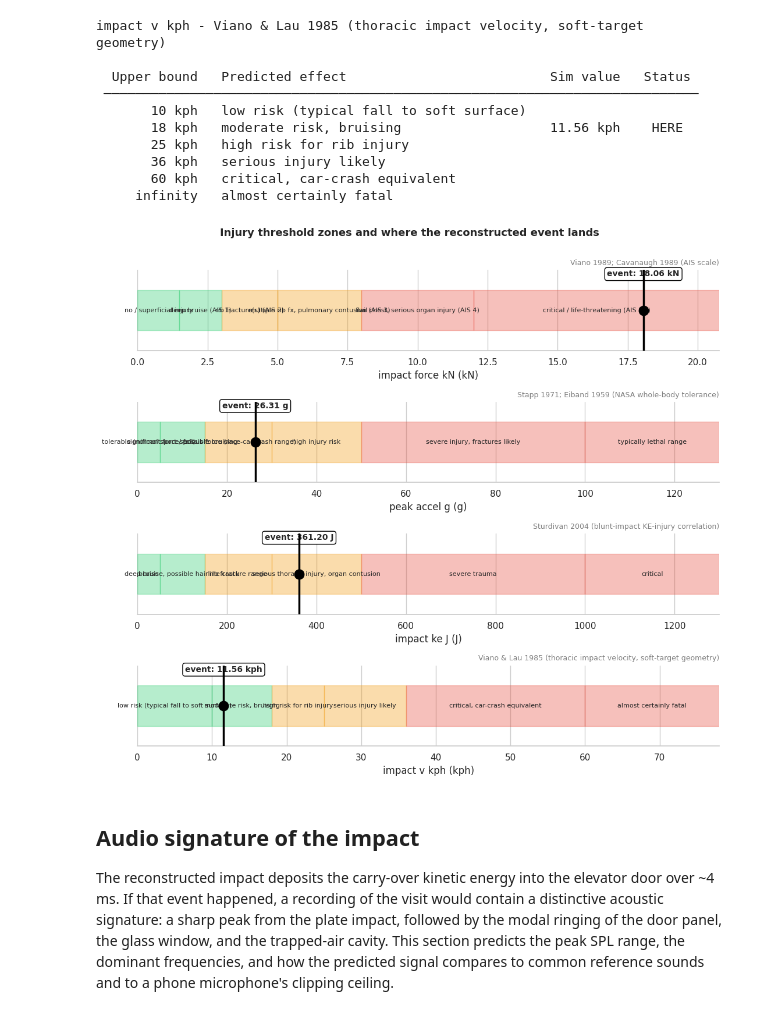
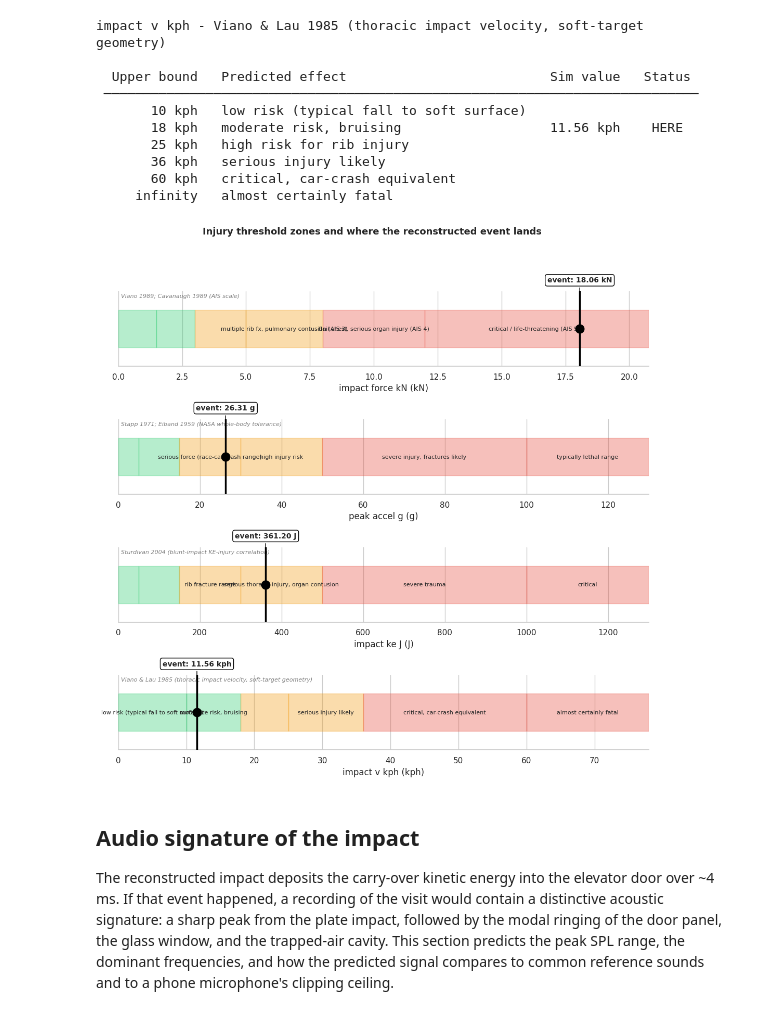
Before and after one commit to stellarshenson/henryk-simulations, a Jupyter notebook: notebooks/01-kj-corridor-kinematics.ipynb, the cells around one changed output. Drawn from its saved outputs; the diff is of its cells as text; code cells hidden in the pictures.

```diff
--- a/notebooks/01-kj-corridor-kinematics.ipynb
+++ b/notebooks/01-kj-corridor-kinematics.ipynb
@@ -1105,7 +1105,14 @@ geometry)
      infinity   almost certainly fatal
 # %%
 # Visual: per-quantity injury-threshold gradient with the simulation value marked.
-fig, axes = plt.subplots(len(INJURY_THRESHOLDS), 1, figsize=(11, 2.4 * len(INJURY_THRESHOLDS)))
+# Layout fixes: extra height per panel, suptitle pushed up with subplots_adjust,
+# per-panel source moved inside the axes (was overlapping suptitle), in-band
+# labels skipped for narrow bands, event-marker annotation lifted into the
+# headroom above each band so its leader line no longer crosses band text.
+fig, axes = plt.subplots(
+    len(INJURY_THRESHOLDS), 1,
+    figsize=(11, 2.7 * len(INJURY_THRESHOLDS)),
+)
 if len(INJURY_THRESHOLDS) == 1:
     axes = [axes]
 
@@ -1115,51 +1122,68 @@ for ax, (key, spec) in zip(axes, INJURY_THRESHOLDS.items()):
     finite_uppers = [b[0] for b in bands if b[0] != float("inf")]
     x_max = max(finite_uppers[-1] * 1.3, val * 1.15)
 
+    # Minimum band width (as fraction of x_max) to attempt an in-band label
+    min_label_width_frac = 0.10
+
     prev = 0.0
     for upper, label, _rich_color, mpl_color in bands:
         upper_eff = min(upper, x_max) if upper != float("inf") else x_max
         if prev >= x_max:
             break
         ax.axvspan(prev, upper_eff, ymin=0.25, ymax=0.75, color=mpl_color, alpha=0.35)
-        mid = (prev + upper_eff) / 2
-        ax.text(
-            mid, 0.5, label,
-            ha="center", va="center", fontsize=8,
-            transform=ax.get_xaxis_transform(),
-        )
+        band_width = upper_eff - prev
+        # Only place an in-band label if the band is wide enough to fit it
+        # without crashing into the neighbouring labels.
+        if band_width / x_max >= min_label_width_frac:
+            mid = (prev + upper_eff) / 2
+            ax.text(
+                mid, 0.5, label,
+                ha="center", va="center", fontsize=8,
+                transform=ax.get_xaxis_transform(),
+            )
         prev = upper_eff
 
     # Sim value marker
     ax.axvline(val, color="black", linewidth=2.5, zorder=5)
     ax.scatter(
         [val], [0.5], s=140, color="black", zorder=6,
         transform=ax.get_xaxis_transform(),
     )
+    # Annotation lifted above the band strip so its bbox does not overlap
+    # any in-band label text.
     ax.annotate(
         f"event: {val:,.2f} {spec['unit']}",
-        xy=(val, 0.92), xycoords=("data", "axes fraction"),
-        ha="center", fontsize=10, fontweight="bold",
+        xy=(val, 0.5), xycoords=("data", "axes fraction"),
+        xytext=(val, 1.10), textcoords=("data", "axes fraction"),
+        ha="center", va="bottom", fontsize=10, fontweight="bold",
         bbox=dict(boxstyle="round,pad=0.3", fc="white", ec="black"),
+        arrowprops=dict(arrowstyle="-", color="black", linewidth=1.0),
     )
 
     ax.set_xlim(0, x_max)
     ax.set_ylim(0, 1)
     ax.set_yticks([])
     ax.set_xlabel(f"{key.replace('_', ' ')} ({spec['unit']})")
-    ax.set_title(spec["source"], fontsize=9, loc="right", color="gray")
+    # Source citation INSIDE the axes upper-left so it does not collide with
+    # the figure suptitle.
+    ax.text(
+        0.005, 0.97, spec["source"],
+        transform=ax.transAxes, ha="left", va="top",
+        fontsize=8, color="gray", style="italic",
+    )
     ax.spines["top"].set_visible(False)
     ax.spines["right"].set_visible(False)
     ax.spines["left"].set_visible(False)
 
 fig.suptitle(
     "Injury threshold zones and where the reconstructed event lands",
-    fontsize=13, fontweight="bold", y=1.0,
+    fontsize=13, fontweight="bold", y=0.995,
 )
-fig.tight_layout()
+fig.tight_layout(rect=[0, 0, 1, 0.96])
 fig.savefig(FIG_DIR / "01-injury-thresholds.png", dpi=120, bbox_inches="tight")
 plt.show()
 # %% [output]
-[figure, old version]
+[figure, new version]
 # %% [markdown]
 ## Audio signature of the impact
 
```
Also changed, not shown: parts of 5 cells of this notebook, 12 other files.
